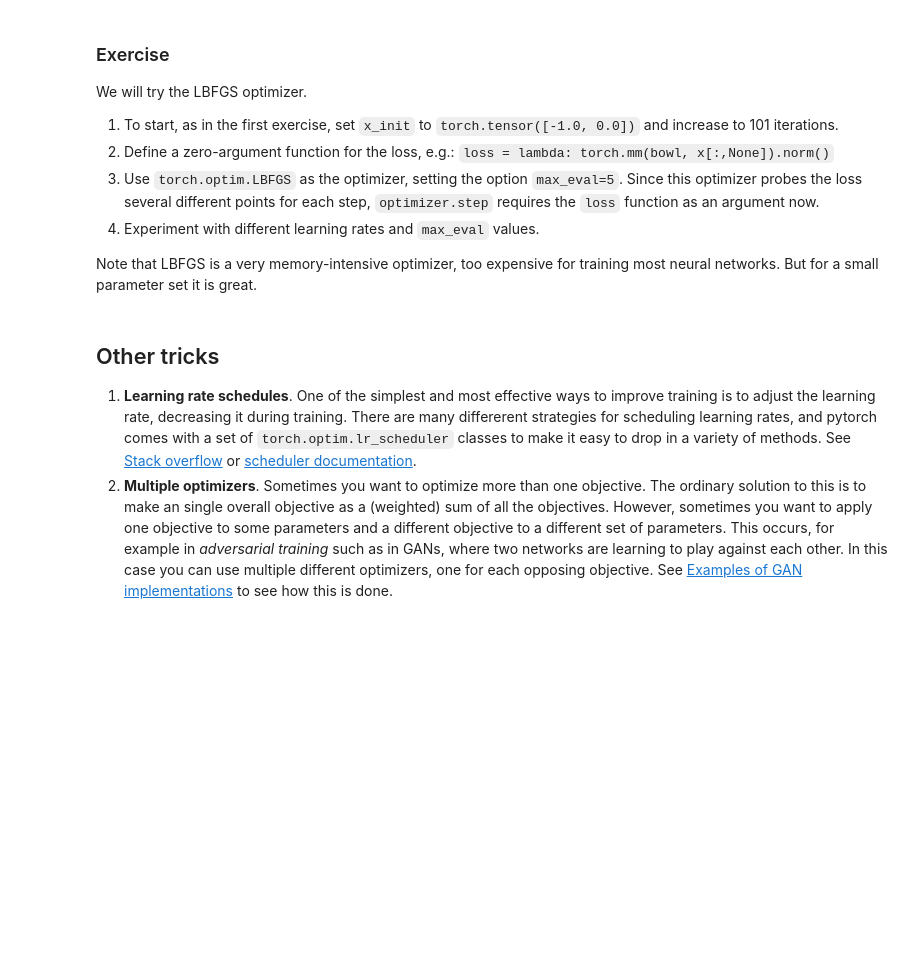
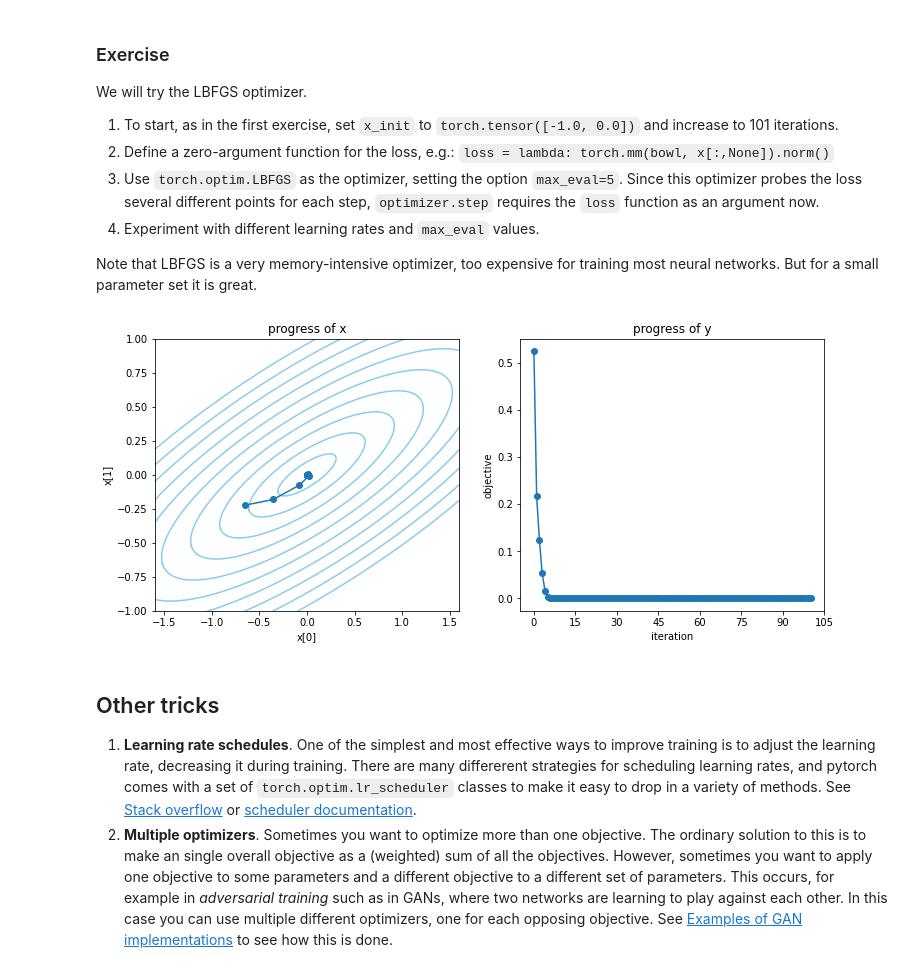
Before and after one commit to cyyeh/generative-modeling, a Jupyter notebook: notebooks/pytorch/3-Pytorch-Optimizers.ipynb, the cells around one changed output. Drawn from its saved outputs; the diff is of its cells as text; code cells hidden in the pictures; blank space fills up the shorter version.

```diff
--- a/notebooks/pytorch/3-Pytorch-Optimizers.ipynb
+++ b/notebooks/pytorch/3-Pytorch-Optimizers.ipynb
@@ -157,9 +179,32 @@ Note that LBFGS is a very memory-intensive optimizer, too expensive for training
 # %%
 # TODO: Copy the SGD cell above, and modify it to
 # 1. set x_init to [-1, 0] and increase iterations to 101
 # 2. define a zero-argument `loss` function
 # 3. use LBFGS instead of SGD.  Pay attention to the `loss` argument of `optimizer.step()`
 # 4. experiment with LBFGS settings.
+import torch
+
+x_init = torch.Tensor([-1, 0])
+x = x_init.clone()
+x.requires_grad = True
+optimizer = torch.optim.LBFGS([x], lr=0.1, max_eval=5)
+
+track, losses = [], []
+
+def closure():
+  optimizer.zero_grad()
+  loss = torch.mm(bowl, x[:,None]).norm()
+  loss.backward()
+  return loss
+
+for iter in range(101):
+    loss = optimizer.step(closure)
+    track.append(x.detach().clone())
+    losses.append(loss.detach())
+
+plot_progress(bowl, track, losses)
+# %% [output]
+[figure, added]
 # %% [markdown]
 Other tricks
 ------------------------
```
Also changed, not shown: parts of 4 cells of this notebook.
